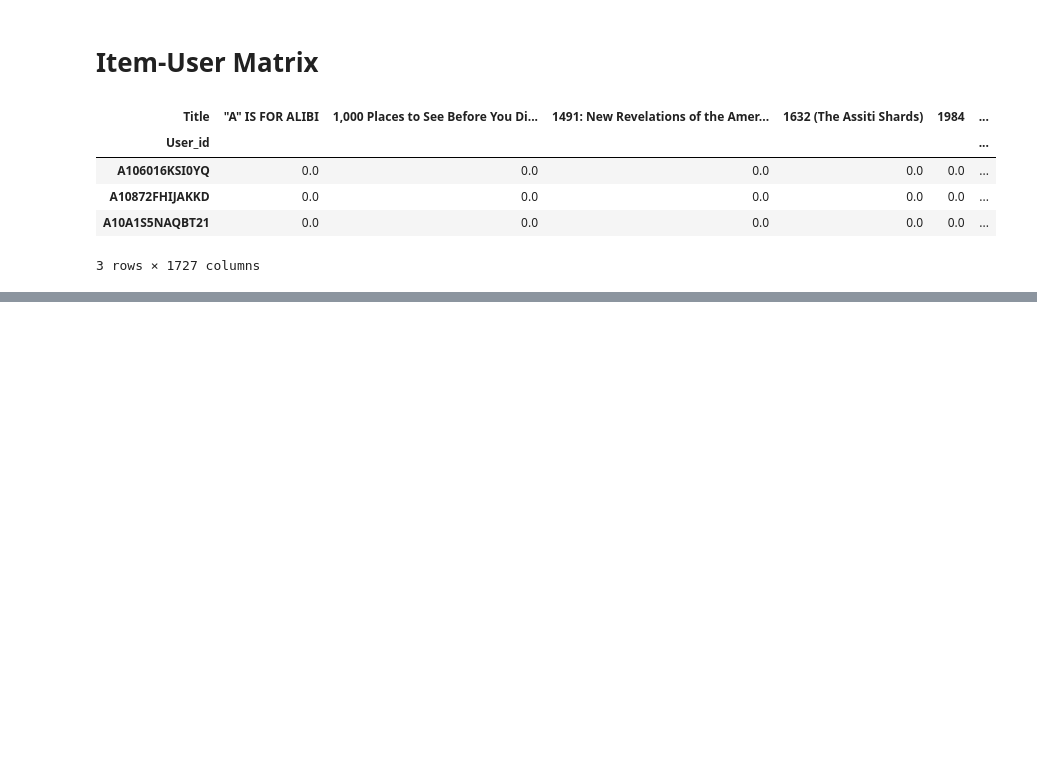
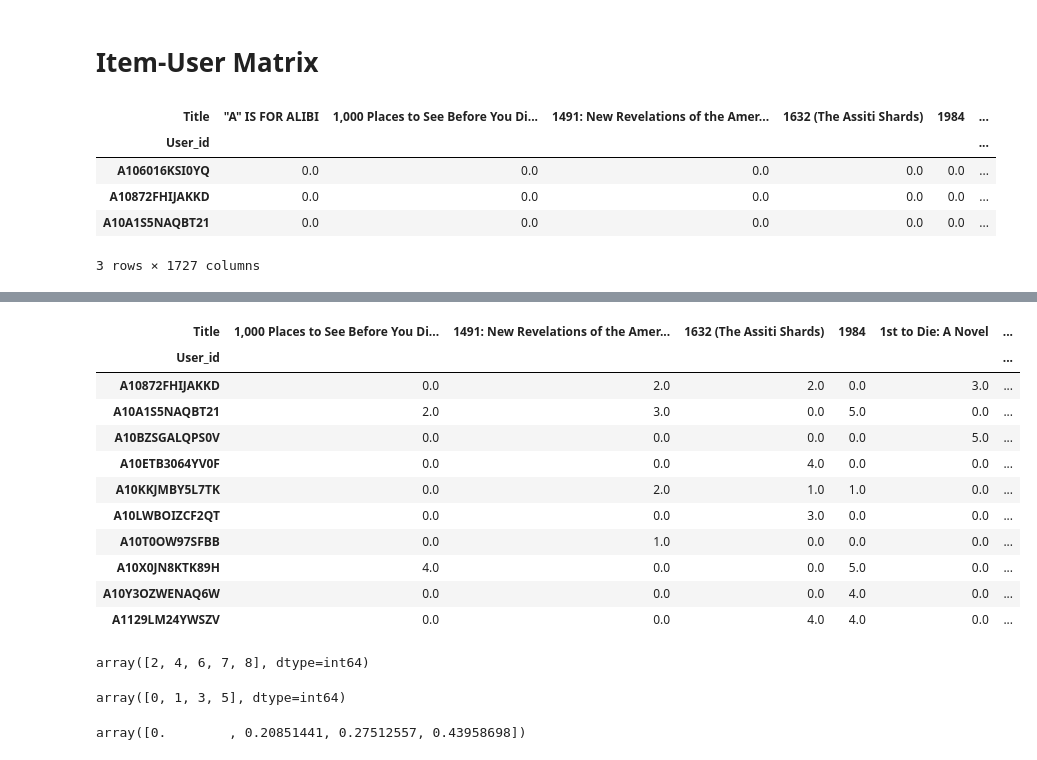
Before and after one commit to pavsingh7/Masters-Dissertation, a Jupyter notebook: Code/item_collab_filtering.ipynb, the cells around one changed output, grey strips where cells are left out. Saved outputs shown, nothing was run; the diff lists cells and outputs as text; code cells hidden in the pictures; blank space fills up the shorter version.

```diff
--- a/Code/item_collab_filtering.ipynb
+++ b/Code/item_collab_filtering.ipynb
@@ -182,0 +391,35 @@ books_pivot.head(3)
+# %%
+# where 'HIDDEN' make 0
+testing = testing.replace('HIDDEN', 0)
+item_similarity_matrix = cosine_similarity(testing.T)
+predicted_ratings = predict_ratings(testing.values, item_similarity_matrix)
+# %%
+testing
+# %% [output]
+| Title | 1,000 Places to See Before You Di... | 1491: New Revelations of the Amer... | 1632 (The Assiti Shards) | 1984 | 1st to Die: A Novel | ... |
+| User_id |  |  |  |  |  | ... |
+| A10872FHIJAKKD | 0.0 | 2.0 | 2.0 | 0.0 | 3.0 | ... |
+| A10A1S5NAQBT21 | 2.0 | 3.0 | 0.0 | 5.0 | 0.0 | ... |
+| A10BZSGALQPS0V | 0.0 | 0.0 | 0.0 | 0.0 | 5.0 | ... |
+| A10ETB3064YV0F | 0.0 | 0.0 | 4.0 | 0.0 | 0.0 | ... |
+| A10KKJMBY5L7TK | 0.0 | 2.0 | 1.0 | 1.0 | 0.0 | ... |
+| A10LWBOIZCF2QT | 0.0 | 0.0 | 3.0 | 0.0 | 0.0 | ... |
+| A10T0OW97SFBB | 0.0 | 1.0 | 0.0 | 0.0 | 0.0 | ... |
+| A10X0JN8KTK89H | 4.0 | 0.0 | 0.0 | 5.0 | 0.0 | ... |
+| A10Y3OZWENAQ6W | 0.0 | 0.0 | 0.0 | 4.0 | 0.0 | ... |
+| A1129LM24YWSZV | 0.0 | 0.0 | 4.0 | 4.0 | 0.0 | ... |
+# %%
+# Find unrated books (where user_ratings == 0)
+unrated_books = np.where(testing.values[1, :] == 0)[0]
+unrated_books
+# %% [output]
+array([2, 4, 6, 7, 8], dtype=int64)
+# %%
+rated_books = np.where(testing.values[1, :] > 0)[0]
+rated_books
+# %% [output]
+array([0, 1, 3, 5], dtype=int64)
+# %%
+item_similarity_matrix[2, rated_books]
+# %% [output]
+array([0.        , 0.20851441, 0.27512557, 0.43958698])
```
Also changed, not shown: parts of 18 cells of this notebook.
